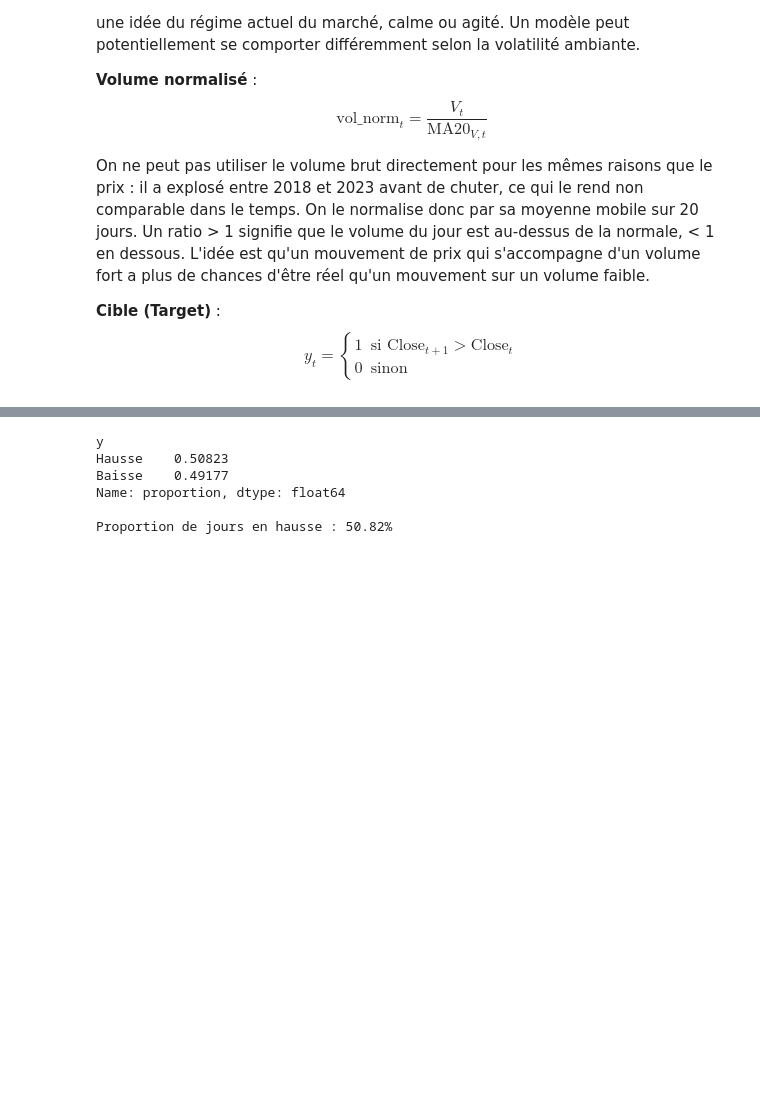
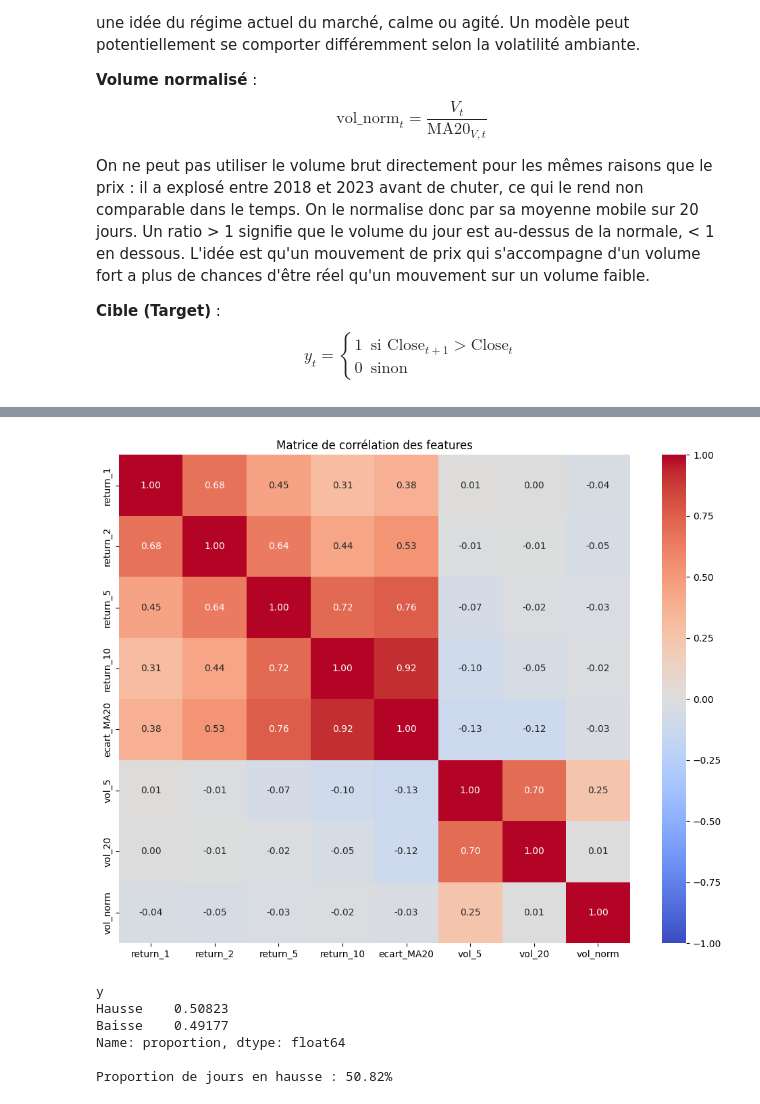
Before and after one commit to xEditedNewt/ml-projet-crypto, a Jupyter notebook: projet_ml_crypto.ipynb, the cells around one changed output, grey strips where cells are left out. Saved outputs shown, nothing was run; the diff lists cells and outputs as text; code cells hidden in the pictures; blank space fills up the shorter version.

```diff
--- a/projet_ml_crypto.ipynb
+++ b/projet_ml_crypto.ipynb
@@ -201,3 +209,15 @@ Nombre de features : 10
+# %%
+import seaborn as sns
+
+corr = df_clean[FEATURES].corr()
+
+fig, ax = plt.subplots(figsize=(10, 8))
+sns.heatmap(corr, annot=True, fmt='.2f', cmap='coolwarm', vmin=-1, vmax=1, ax=ax)
+ax.set_title('Matrice de corrélation des features')
+plt.tight_layout()
+plt.show()
+# %% [output]
+[figure, added]
 # %%
 # Répartition des classes
 print(df_clean['y'].value_counts(normalize=True).rename({0: 'Baisse', 1: 'Hausse'}))
```
Also changed, not shown: parts of 19 cells of this notebook.
